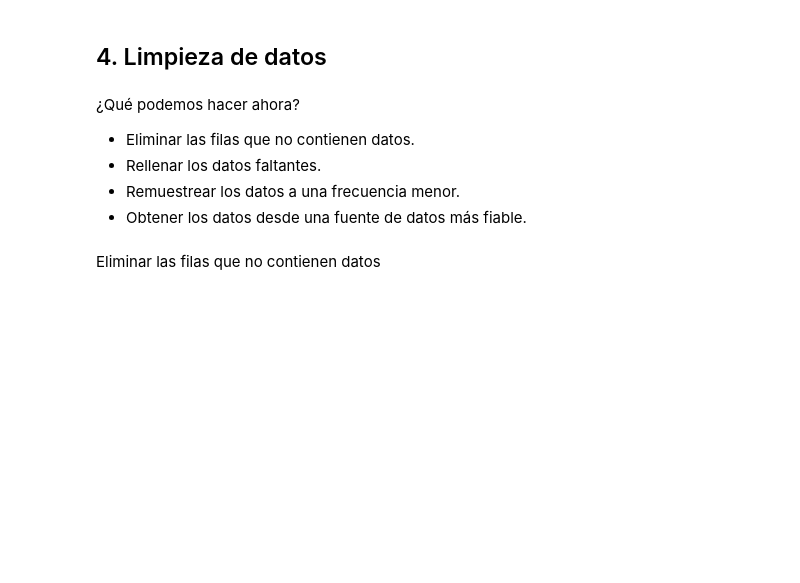
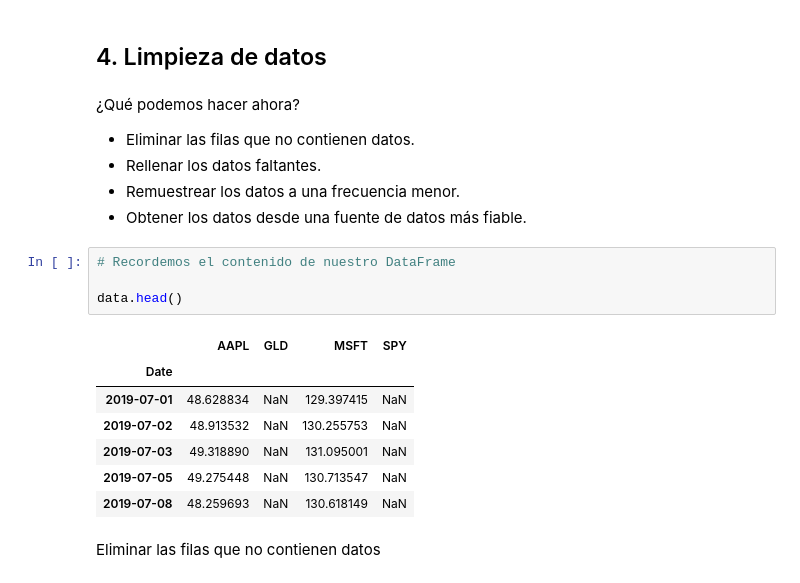
Before and after one commit to alfonso-santos/Introduccion-a-Python-para-las-Finanzas-2024, a Jupyter notebook: Modulo_02_Aplicaciones_Financieras/src/02_01_Descarga y descripción de activos financieros rev 1.ipynb, the cells around one changed output. Saved outputs shown, nothing was run; the diff lists cells and outputs as text; blank space fills up the shorter version.

```diff
--- a/Modulo_02_Aplicaciones_Financieras/src/02_01_Descarga y descripción de activos financieros rev 1.ipynb
+++ b/Modulo_02_Aplicaciones_Financieras/src/02_01_Descarga y descripción de activos financieros rev 1.ipynb
@@ -462,6 +614,18 @@ dtype: int64
 * Rellenar los datos faltantes.
 * Remuestrear los datos a una frecuencia menor.
 * Obtener los datos desde una fuente de datos más fiable.
+# %%
+# Recordemos el contenido de nuestro DataFrame
+
+data.head()
+# %% [output]
+|  | AAPL | GLD | MSFT | SPY |
+| Date |  |  |  |  |
+| 2019-07-01 | 48.628834 | NaN | 129.397415 | NaN |
+| 2019-07-02 | 48.913532 | NaN | 130.255753 | NaN |
+| 2019-07-03 | 49.318890 | NaN | 131.095001 | NaN |
+| 2019-07-05 | 49.275448 | NaN | 130.713547 | NaN |
+| 2019-07-08 | 48.259693 | NaN | 130.618149 | NaN |
 # %% [markdown]
 Eliminar las filas que no contienen datos
 # %%
```
Also changed, not shown: parts of 25 cells of this notebook, 37 other files.
